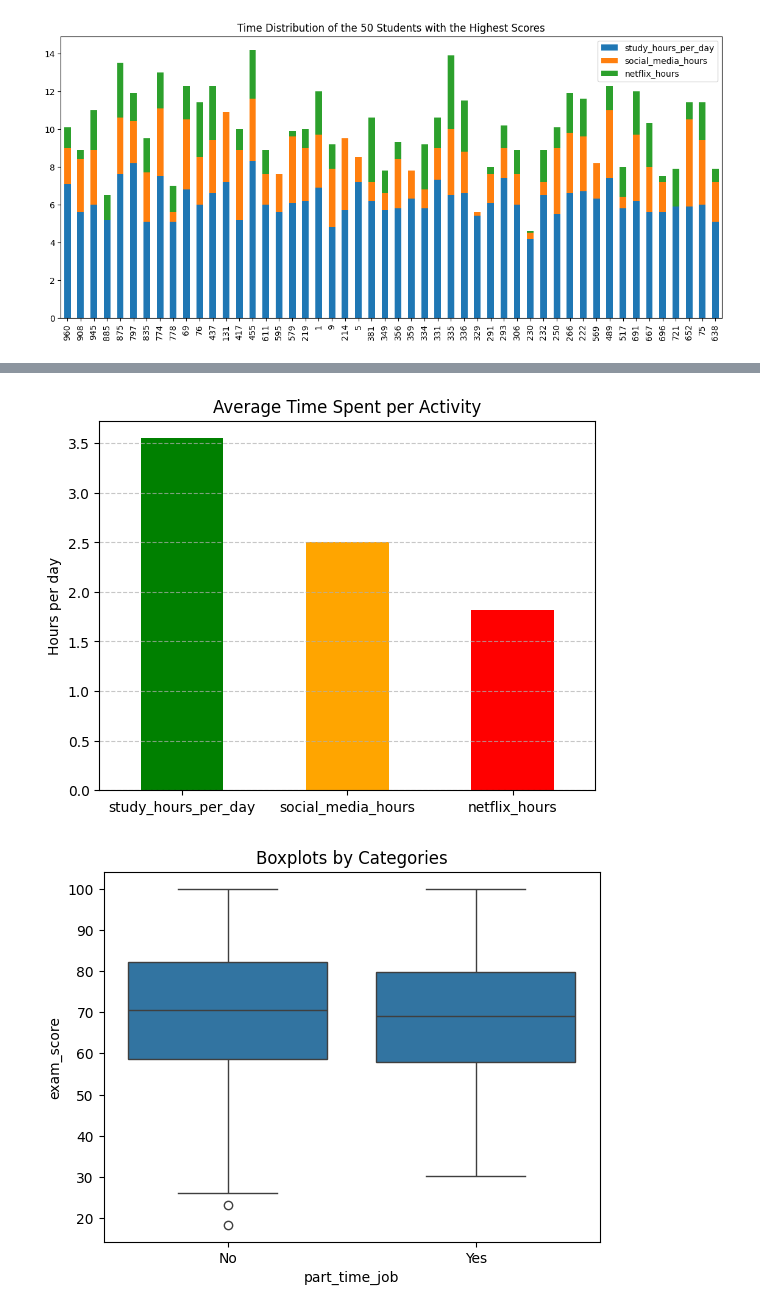
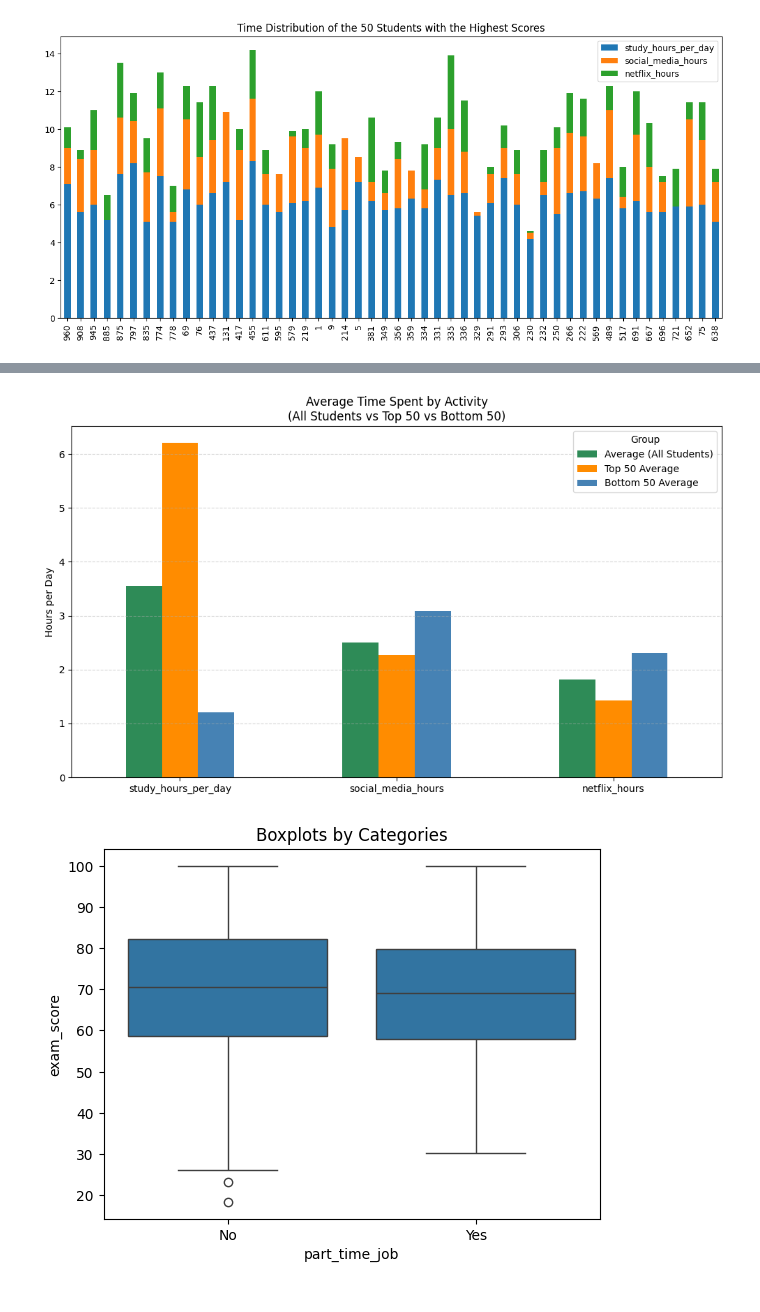
Before and after one commit to fernandesotero/project-data-exploration, a Jupyter notebook: ExploratoryAnalysis.ipynb, the cells around one changed output, grey strips where cells are left out. Cells and saved outputs as stored; diff of their text form; code cells hidden in the pictures.

Commit message:
Add graphs

```diff
--- a/ExploratoryAnalysis.ipynb
+++ b/ExploratoryAnalysis.ipynb
@@ -158,15 +131,33 @@ plt.show()
 # %%
 df[['study_hours_per_day', 'social_media_hours', 'netflix_hours']].mean()
 mean_time = df[['study_hours_per_day', 'social_media_hours', 'netflix_hours']].mean()
 
-mean_time.plot(kind='bar', color=['green', 'orange', 'red'])
-plt.title('Average Time Spent per Activity')
-plt.ylabel('Hours per day')
+cols = ['study_hours_per_day', 'social_media_hours', 'netflix_hours']
+
+mean_time = df[cols].mean()
+
+melhor_aluno = df.sort_values(by='exam_score', ascending=False).head(50)[cols].mean()
+pior_aluno = df.sort_values(by='exam_score', ascending=True).head(50)[cols].mean()
+
+df_plot = pd.DataFrame({
+    'Average (All Students)': mean_time,
+    'Top 50 Average': melhor_aluno,
+    'Bottom 50 Average': pior_aluno
+})
+
+colors = ['#2E8B57', '#FF8C00', '#4682B4']  # dark green, orange, blue
+
+ax = df_plot.plot(kind='bar', figsize=(10, 6), color=colors)
+
+plt.title('Average Time Spent by Activity\n(All Students vs Top 50 vs Bottom 50)')
+plt.ylabel('Hours per Day')
 plt.xticks(rotation=0)
-plt.grid(axis='y', linestyle='--', alpha=0.7)
+plt.grid(axis='y', linestyle='--', alpha=0.5)
+plt.legend(title='Group', loc='upper right')
+plt.tight_layout()
 plt.show()
 # %% [output]
-[figure, old version]
+[figure, new version]
 # %%
 # Boxplots by Categories
 
```
Also changed, not shown: parts of 2 cells of this notebook.
